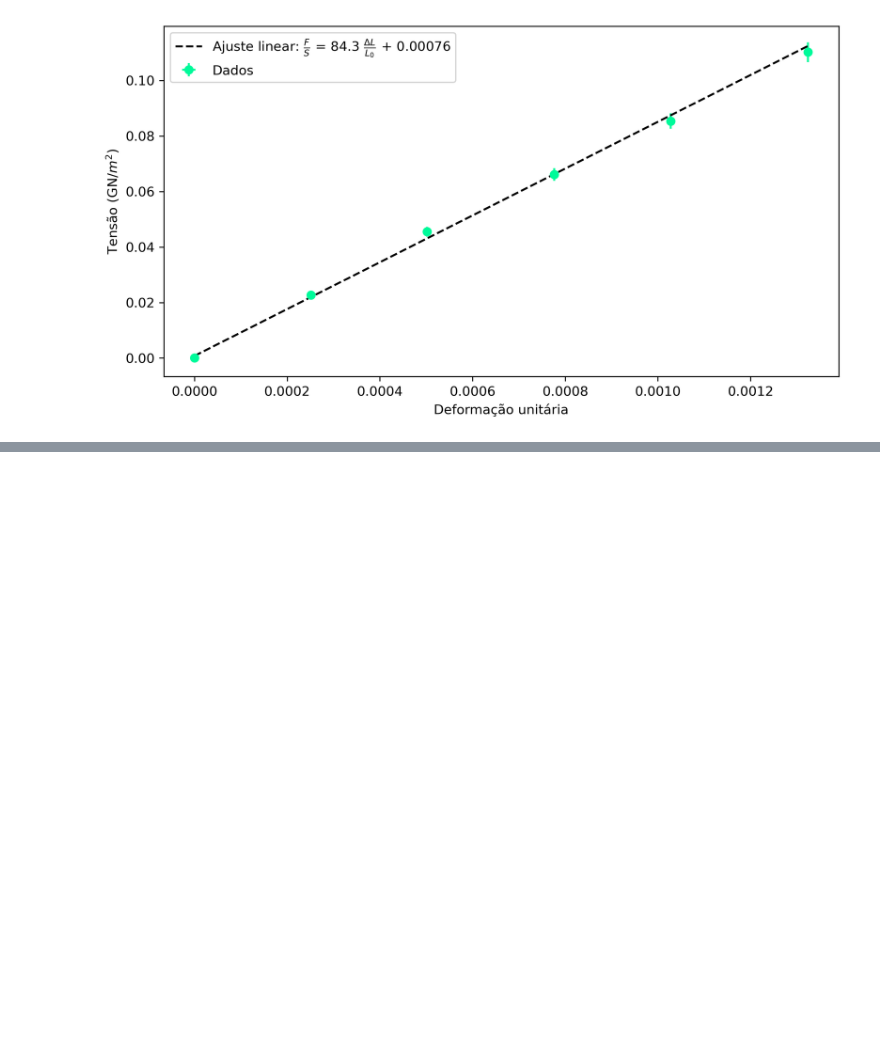
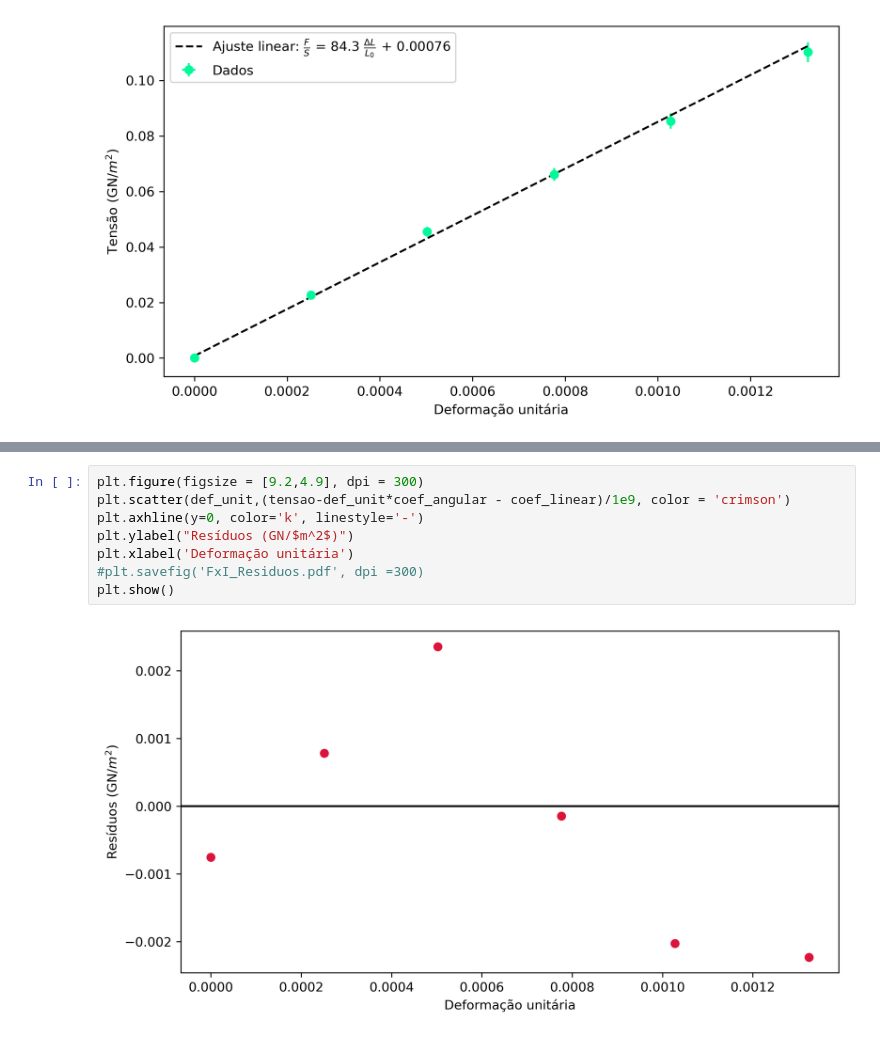
Before and after one commit to viniciusrocca/College_Codes, a Jupyter notebook: Lab_YoungModulus.ipynb, the cells around one changed output, grey strips where cells are left out. Saved outputs shown, nothing was run; the diff lists cells and outputs as text; blank space fills up the shorter version.

```diff
--- a/Lab_YoungModulus.ipynb
+++ b/Lab_YoungModulus.ipynb
@@ -206,0 +221,10 @@ plt.show()
+# %%
+plt.figure(figsize = [9.2,4.9], dpi = 300)
+plt.scatter(def_unit,(tensao-def_unit*coef_angular - coef_linear)/1e9, color = 'crimson')
+plt.axhline(y=0, color='k', linestyle='-')
+plt.ylabel("Resíduos (GN/$m^2$)")
+plt.xlabel('Deformação unitária')
+#plt.savefig('FxI_Residuos.pdf', dpi =300)
+plt.show()
+# %% [output]
+[figure, added]
```
Also changed, not shown: parts of 2 cells of this notebook.
